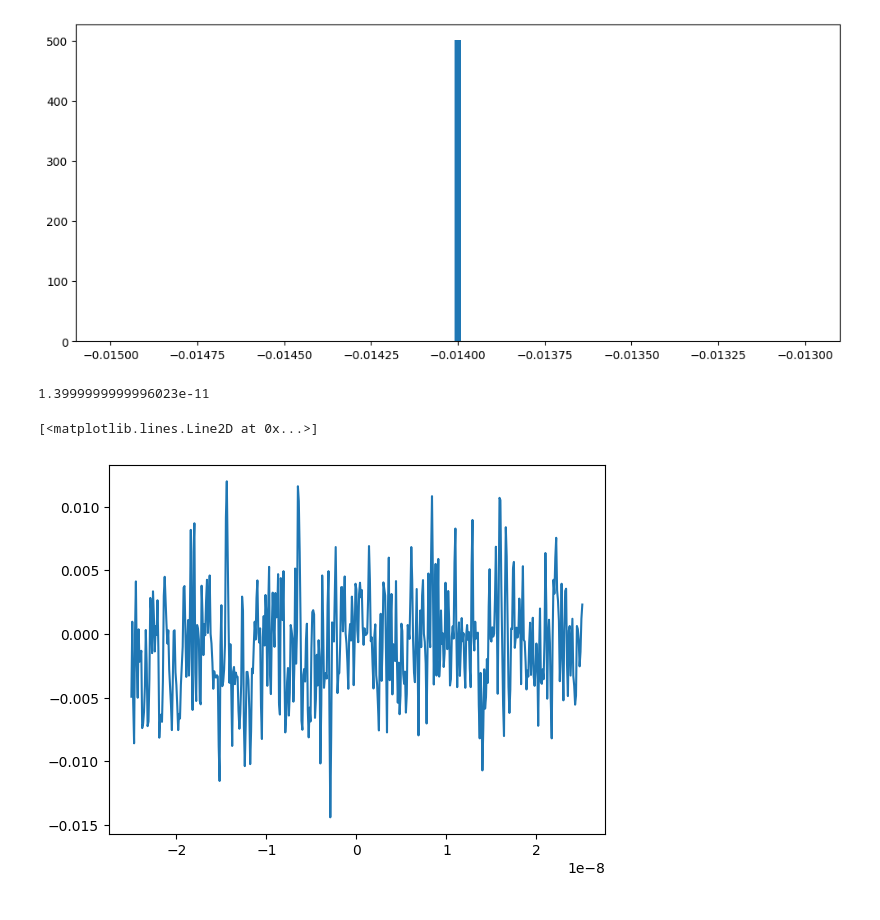
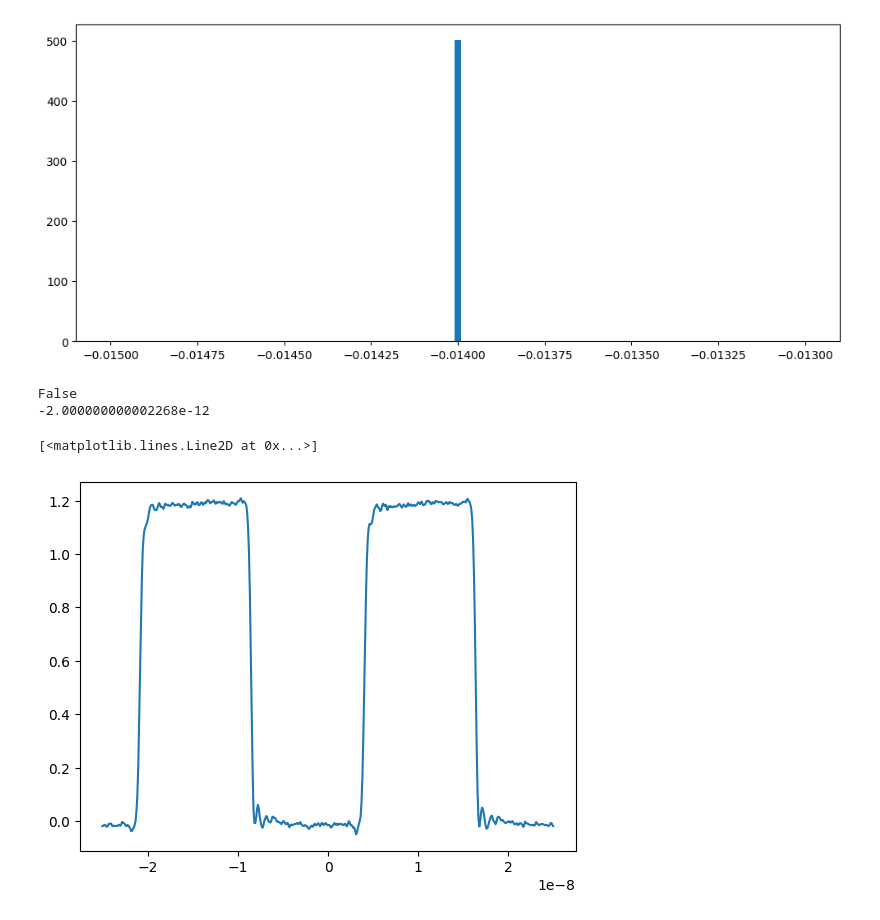
Before and after one commit to leonardolanteri/ETL_TestingDAQ, a Jupyter notebook: notebooks/mcp_manual_fitter_2.ipynb, the cells around one changed output. Drawn from its saved outputs; the diff is of its cells as text; code cells hidden in the pictures.

```diff
--- a/notebooks/mcp_manual_fitter_2.ipynb
+++ b/notebooks/mcp_manual_fitter_2.ipynb
@@ -417,13 +410,17 @@ False
 0.01399999994405876 0
 [figure]
 # %%
-clock_data = lecroy.LecroyReader("/home/users/hswanson13/ETL_TestingDAQ/unit_test/input_data/run_5100/C1--Trace5100.trc")
+clock_data = lecroy.LecroyReader("/home/users/hswanson13/ETL_TestingDAQ/unit_test/input_data/run_5100/C3--Trace5100.trc")
+mcp_data = lecroy.LecroyReader("/home/users/hswanson13/ETL_TestingDAQ/unit_test/input_data/run_5100/C2--Trace5100.trc")
+
+print(np.array_equal(clock_data.x, mcp_data.x))
+
 _, chorz = clock_data.segment_times
 
-toffset = horz_off - chorz
-print(toffset[0])
+toffset = mcp_data.segment_times[1] - chorz
 plt.plot(clock_data.x[2], clock_data.y[2])
 # %% [output]
-1.3999999999996023e-11
+False
+-2.000000000002268e-12
 [<matplotlib.lines.Line2D at 0x...>]
-[figure, old version]
+[figure, new version]
```
Also changed, not shown: parts of 3 cells of this notebook, 3 other files.
